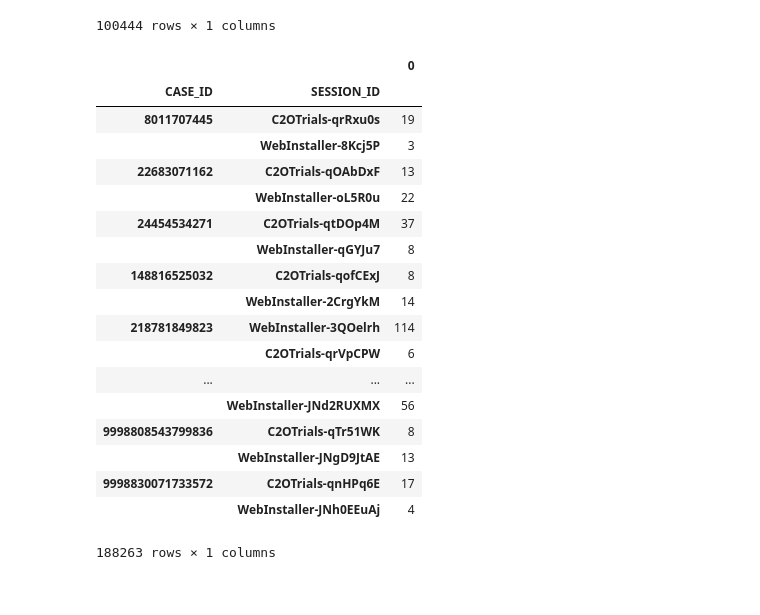
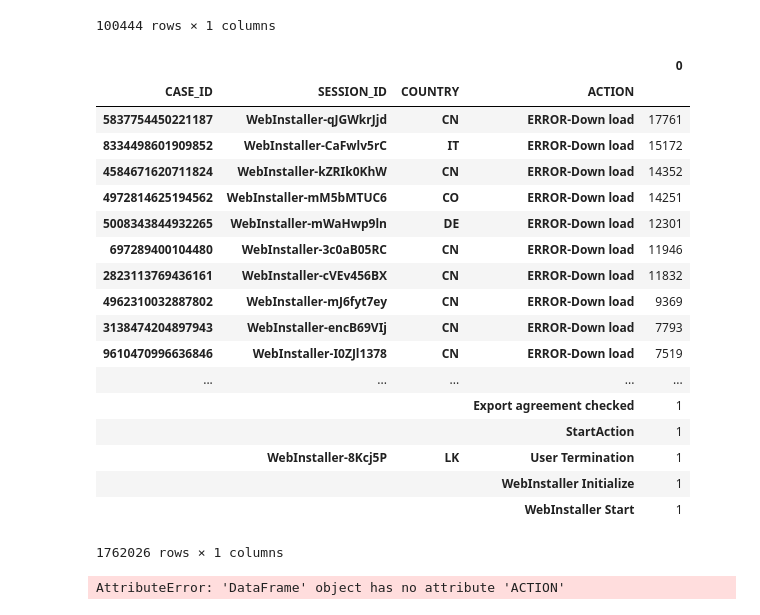
Before and after one commit to ouraimov/EurekaHacks, a Jupyter notebook: Siemens Challenge.ipynb, the cells around one changed output. Saved outputs shown, nothing was run; the diff lists cells and outputs as text; code cells hidden in the pictures.

```diff
--- a/Siemens Challenge.ipynb
+++ b/Siemens Challenge.ipynb
@@ -54,26 +54,30 @@ cases
 | 5837754450221187 | 17801 |
 100444 rows × 1 columns
 # %%
-cases_sessions = (data.groupby(["CASE_ID", "SESSION_ID"]).size()).to_frame()
+cases_sessions = (data.groupby(["CASE_ID", "SESSION_ID", "COUNTRY", "ACTION"]).size()).to_frame()
 # %%
-cases_sessions.sort_values(by="CASE_ID", ascending = True)
+cases_sessions.sort_values(by=[0,"CASE_ID","COUNTRY"], ascending = False)
 # %% [output]
-|  |  | 0 |
-| CASE_ID | SESSION_ID |  |
-| 8011707445 | C2OTrials-qrRxu0s | 19 |
-|  | WebInstaller-8Kcj5P | 3 |
-| 22683071162 | C2OTrials-qOAbDxF | 13 |
-|  | WebInstaller-oL5R0u | 22 |
-| 24454534271 | C2OTrials-qtDOp4M | 37 |
-|  | WebInstaller-qGYJu7 | 8 |
-| 148816525032 | C2OTrials-qofCExJ | 8 |
-|  | WebInstaller-2CrgYkM | 14 |
-| 218781849823 | WebInstaller-3QOelrh | 114 |
-|  | C2OTrials-qrVpCPW | 6 |
-| ... | ... | ... |
-|  | WebInstaller-JNd2RUXMX | 56 |
-| 9998808543799836 | C2OTrials-qTr51WK | 8 |
-|  | WebInstaller-JNgD9JtAE | 13 |
-| 9998830071733572 | C2OTrials-qnHPq6E | 17 |
-|  | WebInstaller-JNh0EEuAj | 4 |
+|  |  |  |  | 0 |
+| CASE_ID | SESSION_ID | COUNTRY | ACTION |  |
+| 5837754450221187 | WebInstaller-qJGWkrJjd | CN | ERROR-Down load | 17761 |
+| 8334498601909852 | WebInstaller-CaFwlv5rC | IT | ERROR-Down load | 15172 |
+| 4584671620711824 | WebInstaller-kZRIk0KhW | CN | ERROR-Down load | 14352 |
+| 4972814625194562 | WebInstaller-mM5bMTUC6 | CO | ERROR-Down load | 14251 |
+| 5008343844932265 | WebInstaller-mWaHwp9ln | DE | ERROR-Down load | 12301 |
+| 697289400104480 | WebInstaller-3c0aB05RC | CN | ERROR-Down load | 11946 |
+| 2823113769436161 | WebInstaller-cVEv456BX | CN | ERROR-Down load | 11832 |
+| 4962310032887802 | WebInstaller-mJ6fyt7ey | CN | ERROR-Down load | 9369 |
+| 3138474204897943 | WebInstaller-encB69VIj | CN | ERROR-Down load | 7793 |
+| 9610470996636846 | WebInstaller-I0ZJl1378 | CN | ERROR-Down load | 7519 |
+| ... | ... | ... | ... | ... |
+|  |  |  | Export agreement checked | 1 |
+|  |  |  | StartAction | 1 |
+|  | WebInstaller-8Kcj5P | LK | User Termination | 1 |
+|  |  |  | WebInstaller Initialize | 1 |
+|  |  |  | WebInstaller Start | 1 |
-188263 rows × 1 columns
+1762026 rows × 1 columns
+# %%
+cases_sessions[cases_sessions.ACTION == "ERROR_Down load"].ACTION.count()
+# %% [output]
+AttributeError: 'DataFrame' object has no attribute 'ACTION'
```
